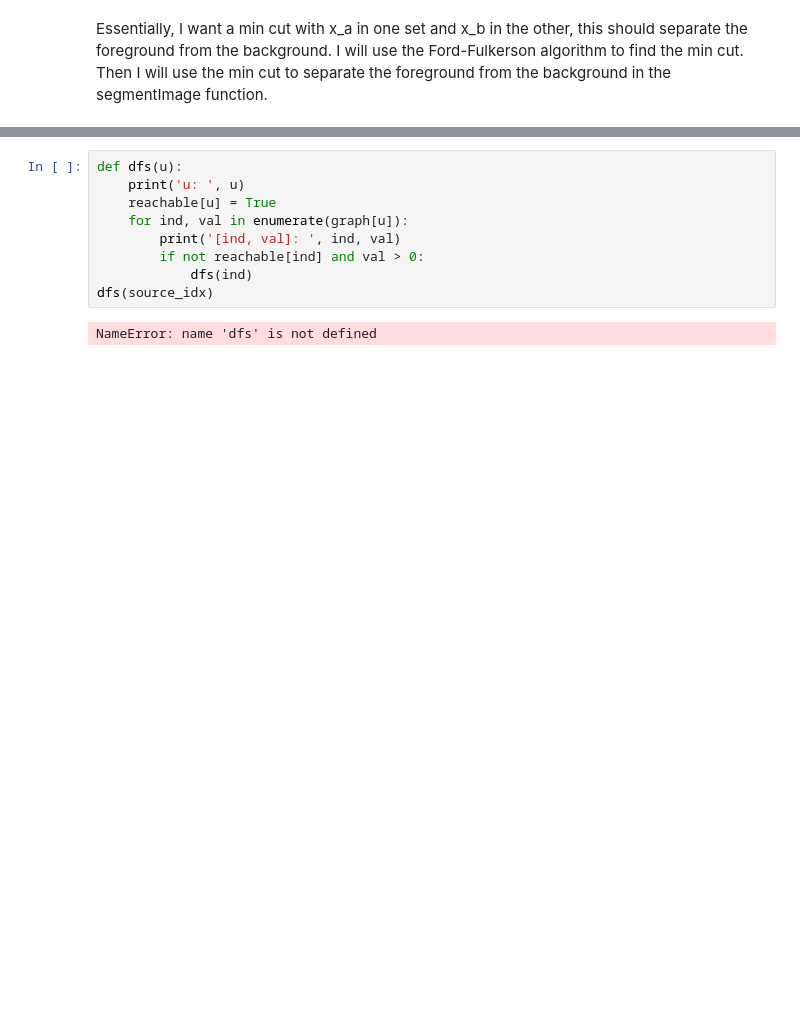
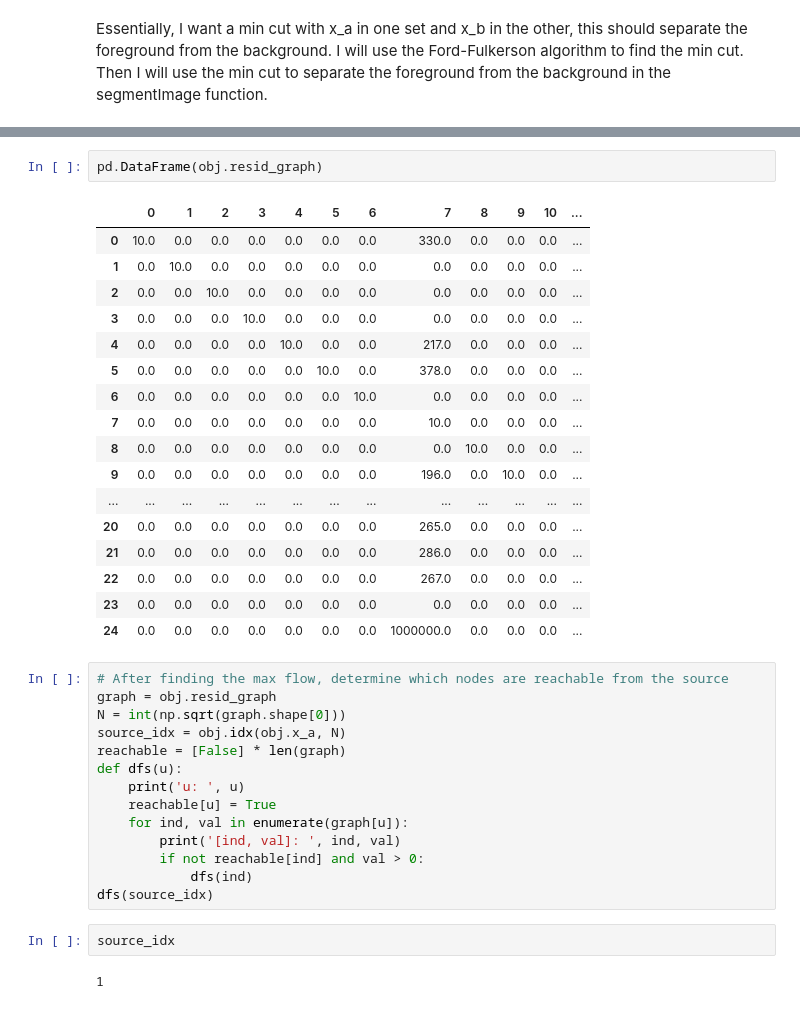
Before and after one commit to cake-dev/algo_stuff, a Jupyter notebook: Assignments/A2_FordFulkerson.ipynb, the cells around one changed output, grey strips where cells are left out. Cells and saved outputs as stored; diff of their text form; blank space fills up the shorter version.

```diff
--- a/Assignments/A2_FordFulkerson.ipynb
+++ b/Assignments/A2_FordFulkerson.ipynb
@@ -332,4 +341,29 @@ Max flow:  1571.0
+# %%
+pd.DataFrame(obj.resid_graph)
+# %% [output]
+|  | 0 | 1 | 2 | 3 | 4 | 5 | 6 | 7 | 8 | 9 | 10 | ... |
+| 0 | 10.0 | 0.0 | 0.0 | 0.0 | 0.0 | 0.0 | 0.0 | 330.0 | 0.0 | 0.0 | 0.0 | ... |
+| 1 | 0.0 | 10.0 | 0.0 | 0.0 | 0.0 | 0.0 | 0.0 | 0.0 | 0.0 | 0.0 | 0.0 | ... |
+| 2 | 0.0 | 0.0 | 10.0 | 0.0 | 0.0 | 0.0 | 0.0 | 0.0 | 0.0 | 0.0 | 0.0 | ... |
+| 3 | 0.0 | 0.0 | 0.0 | 10.0 | 0.0 | 0.0 | 0.0 | 0.0 | 0.0 | 0.0 | 0.0 | ... |
+| 4 | 0.0 | 0.0 | 0.0 | 0.0 | 10.0 | 0.0 | 0.0 | 217.0 | 0.0 | 0.0 | 0.0 | ... |
+| 5 | 0.0 | 0.0 | 0.0 | 0.0 | 0.0 | 10.0 | 0.0 | 378.0 | 0.0 | 0.0 | 0.0 | ... |
+| 6 | 0.0 | 0.0 | 0.0 | 0.0 | 0.0 | 0.0 | 10.0 | 0.0 | 0.0 | 0.0 | 0.0 | ... |
+| 7 | 0.0 | 0.0 | 0.0 | 0.0 | 0.0 | 0.0 | 0.0 | 10.0 | 0.0 | 0.0 | 0.0 | ... |
+| 8 | 0.0 | 0.0 | 0.0 | 0.0 | 0.0 | 0.0 | 0.0 | 0.0 | 10.0 | 0.0 | 0.0 | ... |
+| 9 | 0.0 | 0.0 | 0.0 | 0.0 | 0.0 | 0.0 | 0.0 | 196.0 | 0.0 | 10.0 | 0.0 | ... |
+| ... | ... | ... | ... | ... | ... | ... | ... | ... | ... | ... | ... | ... |
+| 20 | 0.0 | 0.0 | 0.0 | 0.0 | 0.0 | 0.0 | 0.0 | 265.0 | 0.0 | 0.0 | 0.0 | ... |
+| 21 | 0.0 | 0.0 | 0.0 | 0.0 | 0.0 | 0.0 | 0.0 | 286.0 | 0.0 | 0.0 | 0.0 | ... |
+| 22 | 0.0 | 0.0 | 0.0 | 0.0 | 0.0 | 0.0 | 0.0 | 267.0 | 0.0 | 0.0 | 0.0 | ... |
+| 23 | 0.0 | 0.0 | 0.0 | 0.0 | 0.0 | 0.0 | 0.0 | 0.0 | 0.0 | 0.0 | 0.0 | ... |
+| 24 | 0.0 | 0.0 | 0.0 | 0.0 | 0.0 | 0.0 | 0.0 | 1000000.0 | 0.0 | 0.0 | 0.0 | ... |
 # %%
+# After finding the max flow, determine which nodes are reachable from the source
+graph = obj.resid_graph
+N = int(np.sqrt(graph.shape[0]))
+source_idx = obj.idx(obj.x_a, N)
+reachable = [False] * len(graph)
 def dfs(u):
     print('u: ', u)
     reachable[u] = True
@@ -338,5 +372,7 @@ def dfs(u):
         if not reachable[ind] and val > 0:
             dfs(ind)
 dfs(source_idx)
-# %% [output]
-NameError: name 'dfs' is not defined
+# %%
+source_idx
+# %% [output]
+1
```
Also changed, not shown: parts of 6 cells of this notebook.
